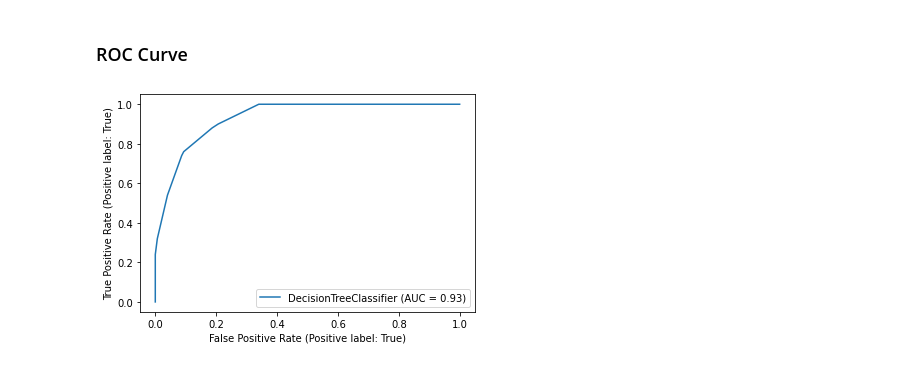
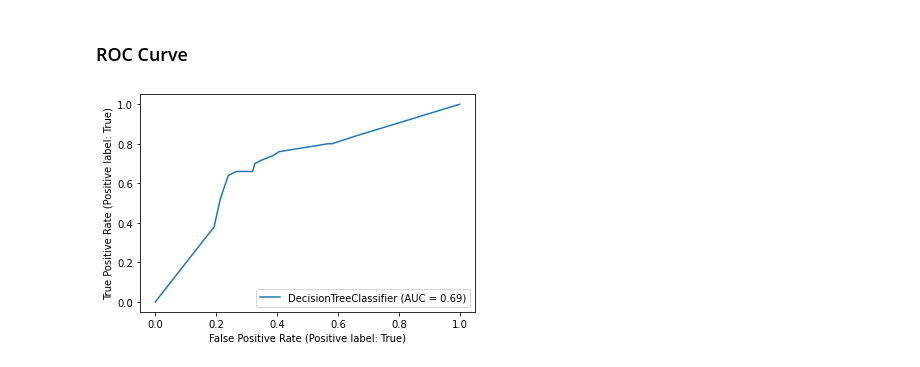
Before and after one commit to juwon0502/MIS-373-Predictive-Analytics, a Jupyter notebook: 1. Decision Trees/Decision_Trees.ipynb, the cells around one changed output. Cells and saved outputs as stored; diff of their text form; code cells hidden in the pictures.

```diff
--- a/1. Decision Trees/Decision_Trees.ipynb
+++ b/1. Decision Trees/Decision_Trees.ipynb
@@ -24,11 +25,16 @@ import requests # retrieve data from online
 # %% [markdown]
 ## Import Data
 # %%
-training_arff = requests.get('https://raw.githubusercontent.com/juwon0502/MIS-373-Predictive-Analytics/master/datasets/bank-NewCustomers.arff')
+# get data from online
+training_arff = requests.get('https://raw.githubusercontent.com/juwon0502/MIS-373-Predictive-Analytics/master/datasets/bank-training.arff')
 testing_arff = requests.get('https://raw.githubusercontent.com/juwon0502/MIS-373-Predictive-Analytics/master/datasets/bank-NewCustomers.arff')
+
+# read as arff file
 training_arff = arff.load(training_arff.text)
 testing_arff = arff.load(testing_arff.text)
 col_val = [attribute[0] for attribute in training_arff['attributes']]
+
+# transform arff file into pandas dataframe
 training_df = pd.DataFrame(training_arff['data'], columns = col_val)
 testing_df = pd.DataFrame(testing_arff['data'], columns = col_val)
 meta = training_arff['attributes']
@@ -127,7 +138,7 @@ plt.show()
 # %% [markdown]
 ### ROC Curve
 # %%
-plot_roc_curve(model, X_test, y_test)
+RocCurveDisplay.from_estimator(model, X_test, y_test)
 plt.show()
 # %% [output]
-[figure, old version]
+[figure, new version]
```
Also changed, not shown: parts of 9 cells of this notebook.
